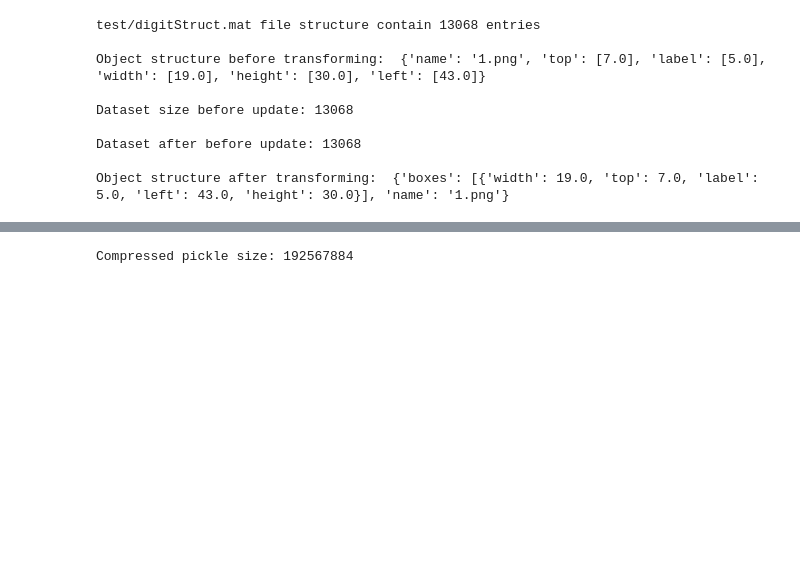
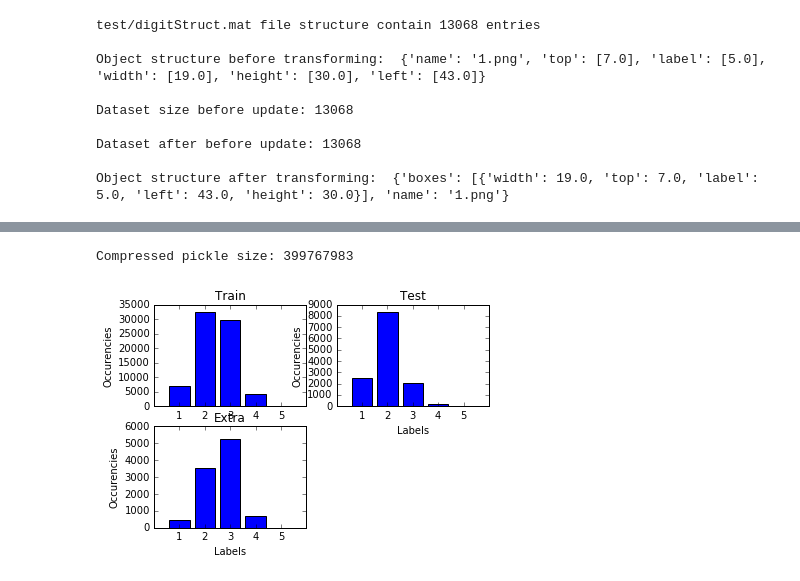
Before and after one commit to PetrShypila/P5-Capstone, a Jupyter notebook: 3_preprocess_multi.ipynb, the cells around one changed output, grey strips where cells are left out. Cells and saved outputs as stored; diff of their text form; code cells hidden in the pictures; blank space fills up the shorter version.

```diff
--- a/3_preprocess_multi.ipynb
+++ b/3_preprocess_multi.ipynb
@@ -349,5 +354,5 @@ Completed. Images cropped, resized and grayscaled
 # %%
-test_dataset, test_labels = prepare_images(test_data, test_folders)
-print(test_dataset.shape, test_labels.shape)
+test_data, test_labels = prepare_images(test_data, test_folder)
+print(test_data.shape, test_labels.shape)
 # %% [output]
 Started preparing images for convnet...
@@ -355,7 +359,5 @@ Started preparing images for convnet...
 Completed. Images cropped, resized and grayscaled
 (13068, 32, 32, 1) (13068, 6)
-# %%
-from sklearn.utils import shuffle
-
-train_dataset, train_labels = shuffle(train_dataset, train_labels)
-test_dataset, test_labels = shuffle(test_dataset, test_labels)
+# %%
+extra_data, extra_labels = prepare_images(extra_data, extra_folder)
+print(extra_data.shape, extra_data.shape)
@@ -362,13 +391,15 @@ test_dataset, test_labels = shuffle(test_dataset, test_labels)
 # %%
-pickle_file = 'SVHN_multi.pickle'
+pickle_file = 'SVHN.pickle'
 
 try:
     f = open(pickle_file, 'wb')
     save = {
-        'train_dataset': train_dataset,
-        'train_labels': train_labels,
-        'test_dataset': test_dataset,
-        'test_labels': test_labels,
+        'train_data': train_data_temp,
+        'train_labels': train_labels_temp,
+        'test_data': test_data_temp,
+        'test_labels': test_labels_temp,
+        'valid_data': extra_data_temp, # The rest of extra data will be used
+        'valid_labels': extra_labels_temp # as validation set during model training
         }
     pickle.dump(save, f, pickle.HIGHEST_PROTOCOL)
     f.close()
@@ -379,4 +410,42 @@ except Exception as e:
 statinfo = os.stat(pickle_file)
 print('Compressed pickle size:', statinfo.st_size)
 # %% [output]
-Compressed pickle size: 192567884
+Compressed pickle size: 399767983
+# %%
+from collections import Counter
+
+train_num_length = Counter(train_labels_temp[:,0])
+test_num_length = Counter(test_labels_temp[:,0])
+extra_num_length = Counter(extra_labels_temp[:,0])
+# %%
+import matplotlib.pyplot as plt
+
+plt.figure(1)
+
+plt.subplot(221)
+plt.bar(train_num_length.keys(), train_num_length.values(), align='center')
+plt.xticks(train_num_length.keys())
+plt.title('Train')
+plt.xlabel('Labels')
+plt.ylabel('Occurencies')
+
+# linear
+plt.subplot(222)
+plt.bar(test_num_length.keys(), test_num_length.values(), align='center')
+plt.xticks(test_num_length.keys())
+plt.title('Test')
+plt.xlabel('Labels')
+plt.ylabel('Occurencies')
+
+
+# log
+plt.subplot(223)
+plt.bar(extra_num_length.keys(), extra_num_length.values(), align='center')
+plt.xticks(test_num_length.keys())
+plt.title('Extra')
+plt.xlabel('Labels')
+plt.ylabel('Occurencies')
+
+plt.show()
+# %% [output]
+[figure, added]
```
Also changed, not shown: parts of 17 cells of this notebook.
